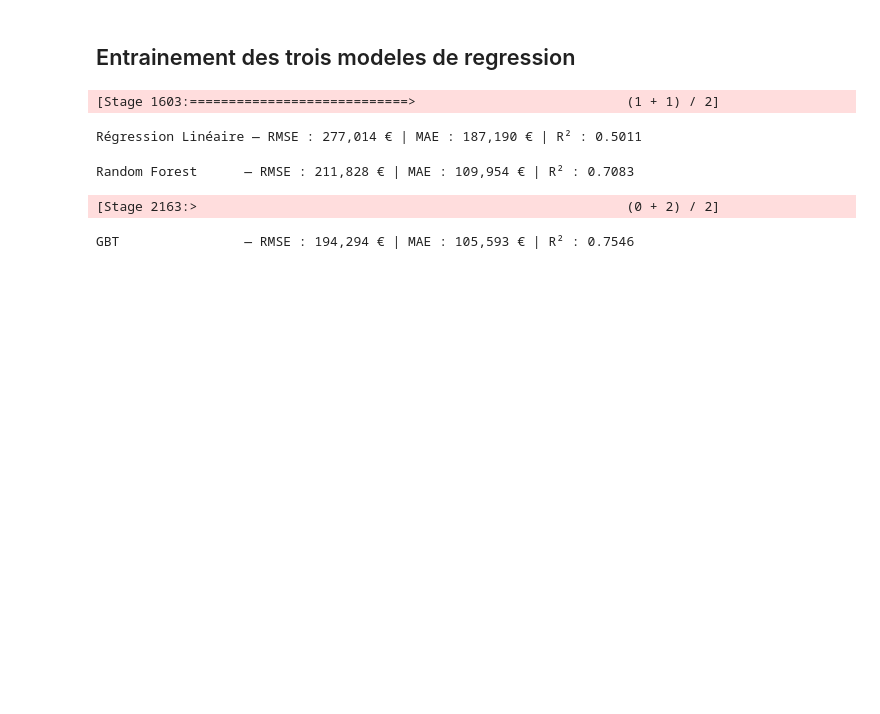
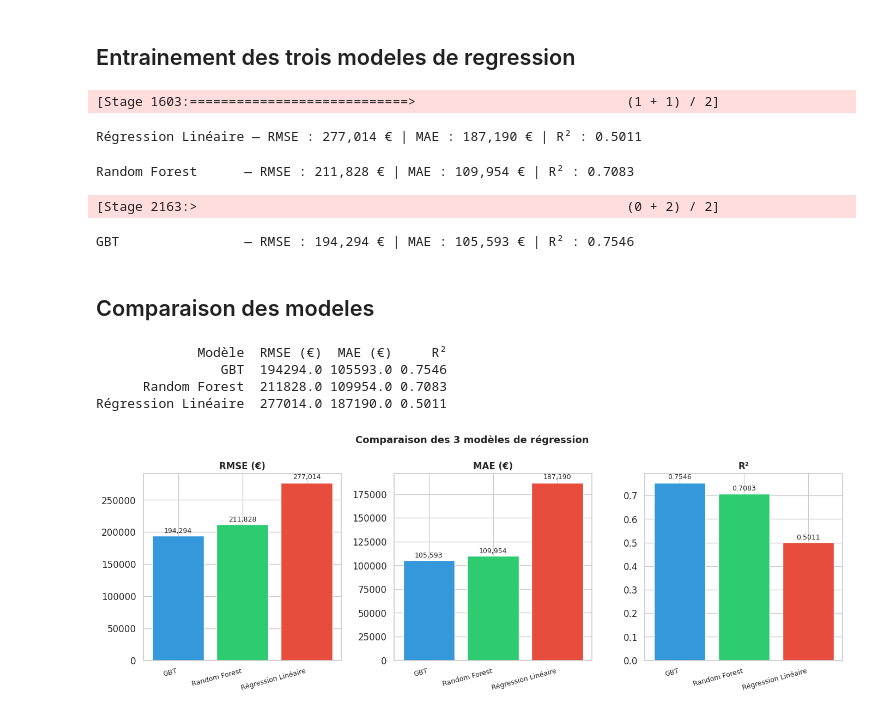
Before and after one commit to AlexisJohnson-data/bigdata-immobilier, a Jupyter notebook: projet/notebooks/04_modelisation.ipynb, the cells around one changed output. Cells and saved outputs as stored; diff of their text form; code cells hidden in the pictures; blank space fills up the shorter version.

Commit message:
Finalisation de la partie regressionr

```diff
--- a/projet/notebooks/04_modelisation.ipynb
+++ b/projet/notebooks/04_modelisation.ipynb
@@ -383,3 +383,35 @@ print(f'GBT                — RMSE : {rmse_gbt:,.0f} € | MAE : {mae_gbt:,.0f}
 # %% [output]
 [Stage 2163:>                                                       (0 + 2) / 2]
 GBT                — RMSE : 194,294 € | MAE : 105,593 € | R² : 0.7546
+# %% [markdown]
+## Comparaison des modeles
+# %%
+resultats_regression = pd.DataFrame({
+    'Modèle'  : ['Régression Linéaire', 'Random Forest', 'GBT'],
+    'RMSE (€)': [round(rmse_lr, 0), round(rmse_rf, 0), round(rmse_gbt, 0)],
+    'MAE (€)' : [round(mae_lr, 0), round(mae_rf, 0), round(mae_gbt, 0)],
+    'R²'      : [round(r2_lr, 4), round(r2_rf, 4), round(r2_gbt, 4)]
+}).sort_values('R²', ascending=False).reset_index(drop=True)
+# %%
+print(resultats_regression.to_string(index=False))
+# %% [output]
+             Modèle  RMSE (€)  MAE (€)     R²
+                GBT  194294.0 105593.0 0.7546
+      Random Forest  211828.0 109954.0 0.7083
+Régression Linéaire  277014.0 187190.0 0.5011
+# %%
+fig, axes = plt.subplots(1, 3, figsize=(14, 5))
+modeles = resultats_regression['Modèle']
+colors  = ['#3498db', '#2ecc71', '#e74c3c']
+for ax, metric in zip(axes, ['RMSE (€)', 'MAE (€)', 'R²']):
+    bars = ax.bar(modeles, resultats_regression[metric], color=colors, edgecolor='white')
+    ax.set_title(metric, fontsize=12, fontweight='bold')
+    ax.set_xticklabels(modeles, rotation=15, ha='right', fontsize=9)
+    for bar, val in zip(bars, resultats_regression[metric]):
+        ax.text(bar.get_x() + bar.get_width()/2, bar.get_height() * 1.01, f'{val:,.0f}' if metric != 'R²' else f'{val:.4f}', ha='center', va='bottom', fontsize=9)
+
+plt.suptitle('Comparaison des 3 modèles de régression', fontsize=13, fontweight='bold')
+plt.tight_layout()
+plt.show()
+# %% [output]
+[figure, added]
```
Also changed, not shown: parts of 7 cells of this notebook.
